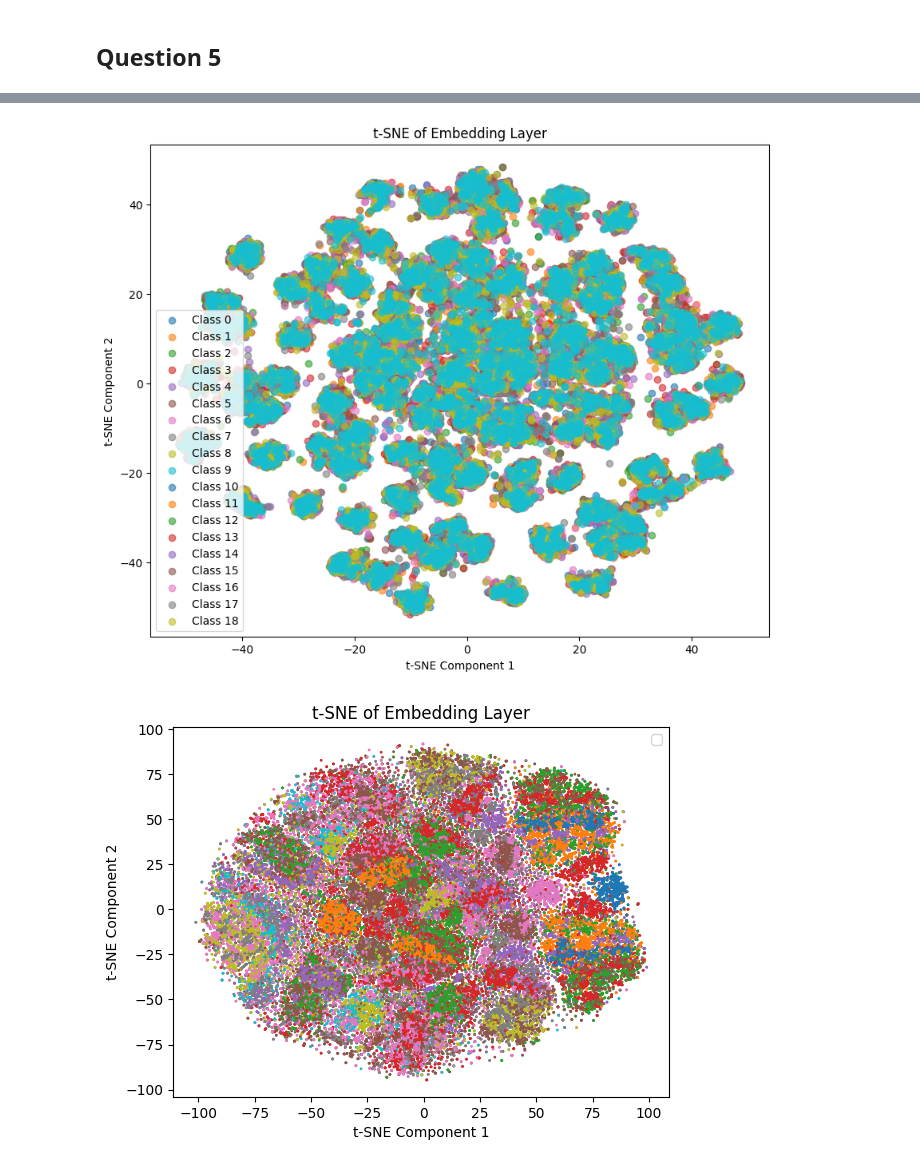
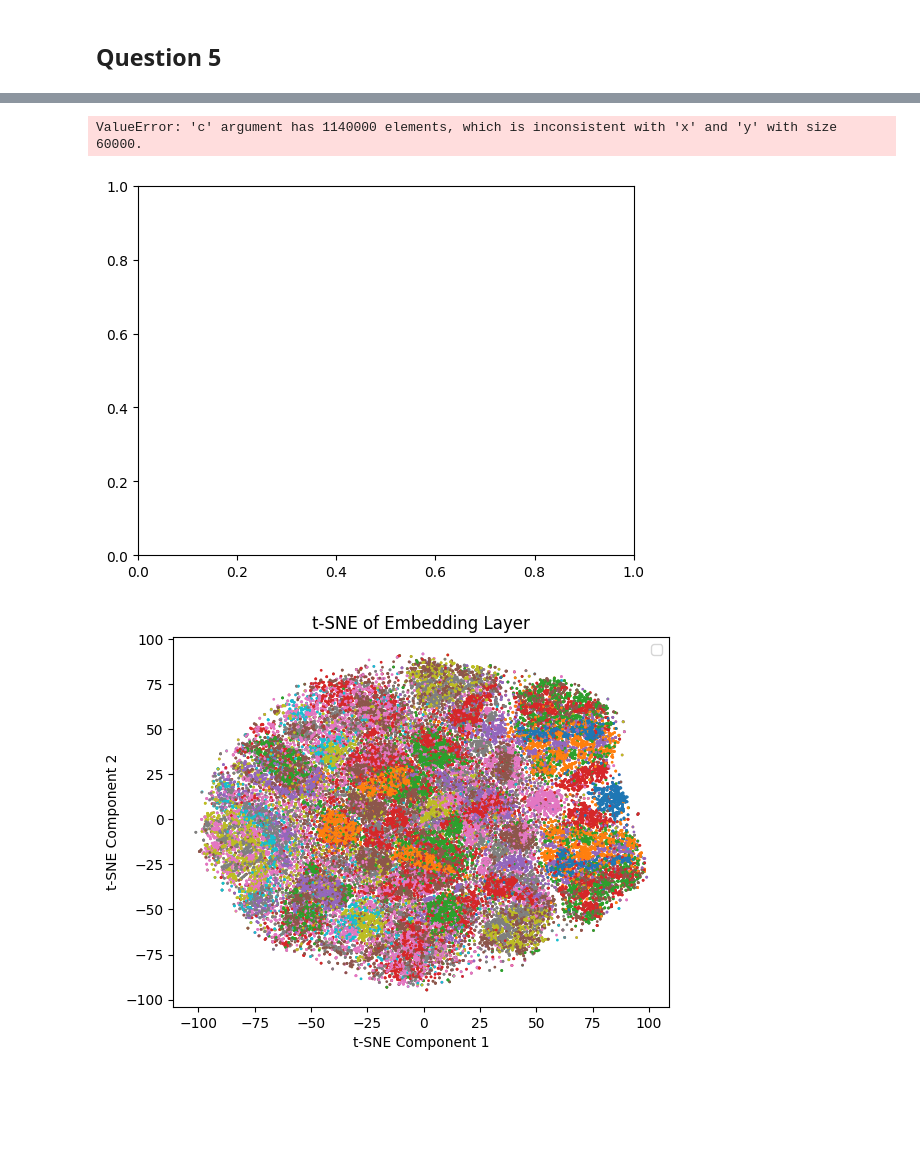
Before and after one commit to john-zhaoyuanzhen/Machine-Learning-Coursework, a Jupyter notebook: m1.ipynb, the cells around one changed output, grey strips where cells are left out. Drawn from its saved outputs; the diff is of its cells as text; code cells hidden in the pictures; blank space fills up the shorter version.

```diff
--- a/m1.ipynb
+++ b/m1.ipynb
@@ -167,7 +195,8 @@ Best validation accuracy: 0.9285
 # %%
 # Build the best model with the optimized parameters
 best_model = Sequential([
-    Flatten(input_shape=(28, 56, 1)),
+    Input(shape=(28, 56, 1)),
+    Flatten(),
     Dense(best_params['units_layer1'], activation='relu'),
     Dropout(best_params['dropout_rate']),
     Dense(best_params['units_layer2'], activation='relu'),
@@ -182,13 +211,15 @@ best_model.compile(
 
 # Train the best model on the full training set
 best_model.fit(
-    train_images, train_labels_categorical,
-    validation_data=(val_images, val_labels_categorical),
+    train_images, train_labels,
+    validation_data=(val_images, val_labels),
     epochs=20,
     batch_size=best_params['batch_size']
 )
 
-test_loss, test_accuracy = best_model.evaluate(test_images, test_labels_categorical)
+test_predictions = best_model.predict(test_images).argmax(axis=1)
+
+test_accuracy = accuracy_score(test_labels.argmax(axis=1), test_predictions)
 
 print(f"Test accuracy: {test_accuracy:.4f}")
 # %% [output]
@@ -347,3 +382,5 @@ plt.show()
 ## Question 5
 # %%
 from sklearn.manifold import TSNE
+# %%
+(train_images, train_labels), (val_images, val_labels), (test_images, test_labels) = generate_combined_dataset(images, labels, dataset_size=100000, label_one_hot=True)
@@ -350,6 +391,6 @@ from sklearn.manifold import TSNE
 # %%
-best_model.pop(rebuild=True)
+best_model.pop()
 embeddings = best_model.predict(train_images)
-tsne = TSNE(n_components=2, random_state=42, perplexity=20, learning_rate=200)
+tsne = TSNE(n_components=2, perplexity=20, random_state=42)
 reduced_embeddings = tsne.fit_transform(embeddings)
 # %% [output]
@@ -357,16 +398,13 @@ reduced_embeddings = tsne.fit_transform(embeddings)
 # %%
-plt.figure(figsize=(10, 8))
-for i in range(num_classes):
-    idx = np.where(y_train == i)
-    plt.scatter(reduced_embeddings[idx, 0], reduced_embeddings[idx, 1], label=f"Class {i}", alpha=0.6)
-
+plt.scatter(reduced_embeddings[:, 0], reduced_embeddings[:, 1], alpha=0.6, c=train_labels.astype(int), cmap='viridis')
 plt.title("t-SNE of Embedding Layer")
 plt.xlabel("t-SNE Component 1")
 plt.ylabel("t-SNE Component 2")
-plt.legend()
+plt.colorbar(label="Labels")
 plt.show()
 # %% [output]
+ValueError: 'c' argument has 1140000 elements, which is inconsistent with 'x' and 'y' with size 60000.
-[figure, old version]
+[figure, new version]
 # %%
 train_images_flat = train_images.reshape(train_images.shape[0], -1)
 tsne_input = TSNE(n_components=2, perplexity=20, random_state=42)
```
Also changed, not shown: parts of 29 cells of this notebook, 1 other file.
